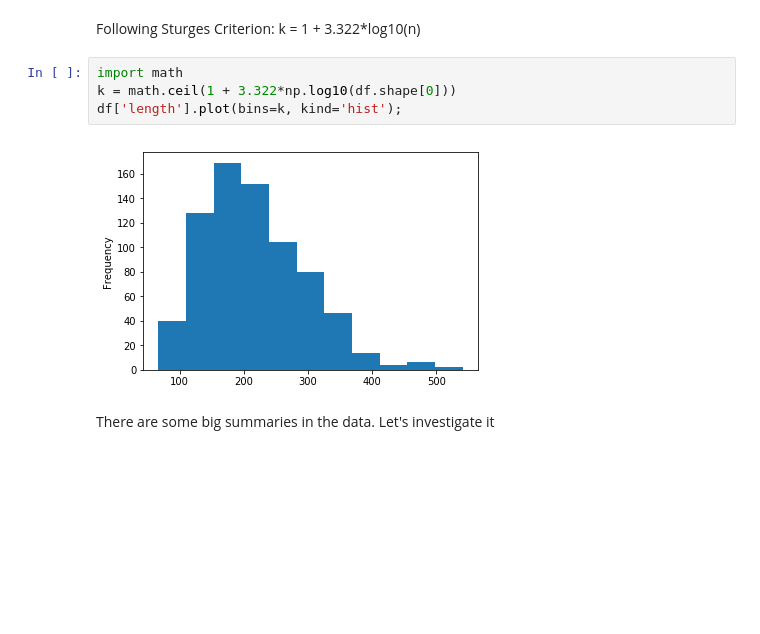
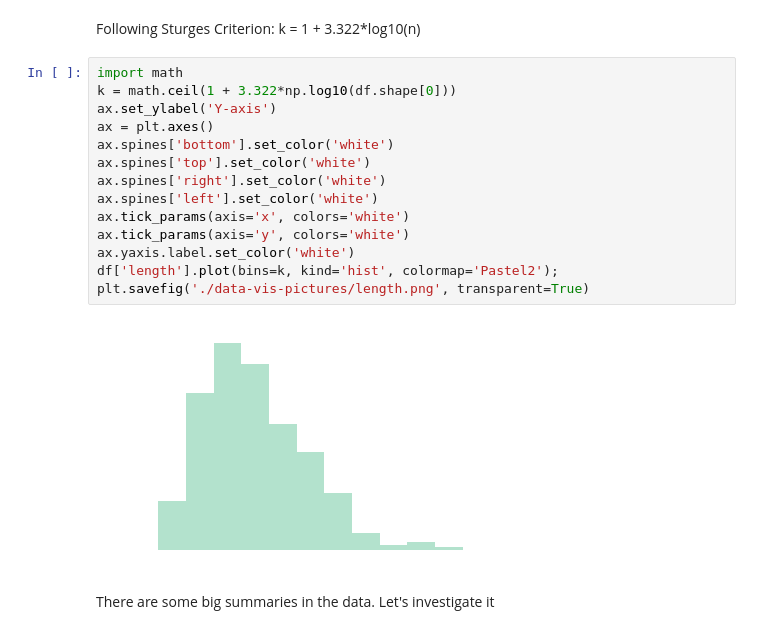
Before and after one commit to matheushent/labmat-challenge, a Jupyter notebook: data-vis.ipynb, the cells around one changed output. Drawn from its saved outputs; the diff is of its cells as text; blank space fills up the shorter version.

```diff
--- a/data-vis.ipynb
+++ b/data-vis.ipynb
@@ -69,11 +77,21 @@ df.head()
 # %% [markdown]
 Following Sturges Criterion: k = 1 + 3.322*log10(n)
-# %%
-import math
-k = math.ceil(1 + 3.322*np.log10(df.shape[0]))
-df['length'].plot(bins=k, kind='hist');
-# %% [output]
-[figure, removed]
+# %%
+import math
+k = math.ceil(1 + 3.322*np.log10(df.shape[0]))
+ax.set_ylabel('Y-axis')
+ax = plt.axes()
+ax.spines['bottom'].set_color('white')
+ax.spines['top'].set_color('white')
+ax.spines['right'].set_color('white')
+ax.spines['left'].set_color('white')
+ax.tick_params(axis='x', colors='white')
+ax.tick_params(axis='y', colors='white')
+ax.yaxis.label.set_color('white')
+df['length'].plot(bins=k, kind='hist', colormap='Pastel2');
+plt.savefig('./data-vis-pictures/length.png', transparent=True)
+# %% [output]
+[figure, added]
 # %% [markdown]
 There are some big summaries in the data. Let's investigate it
 # %%
```
Also changed, not shown: parts of 10 cells of this notebook, 18 other files.
